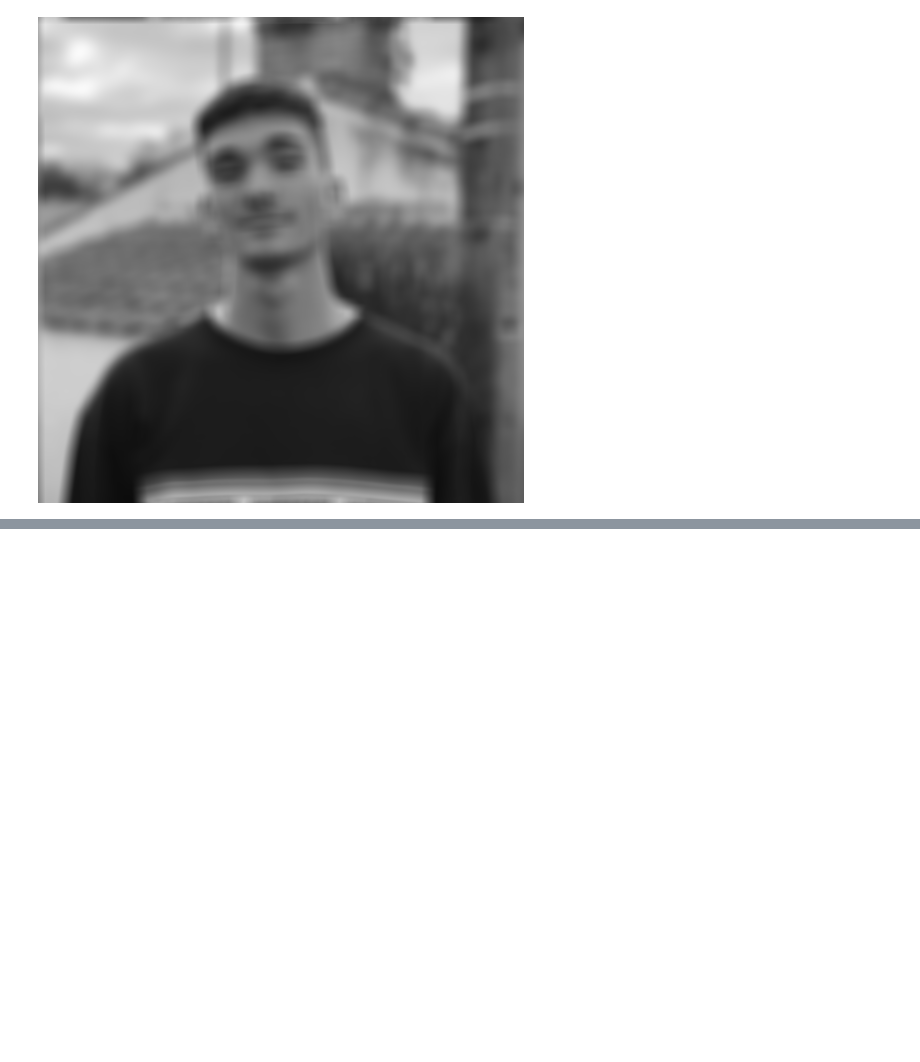
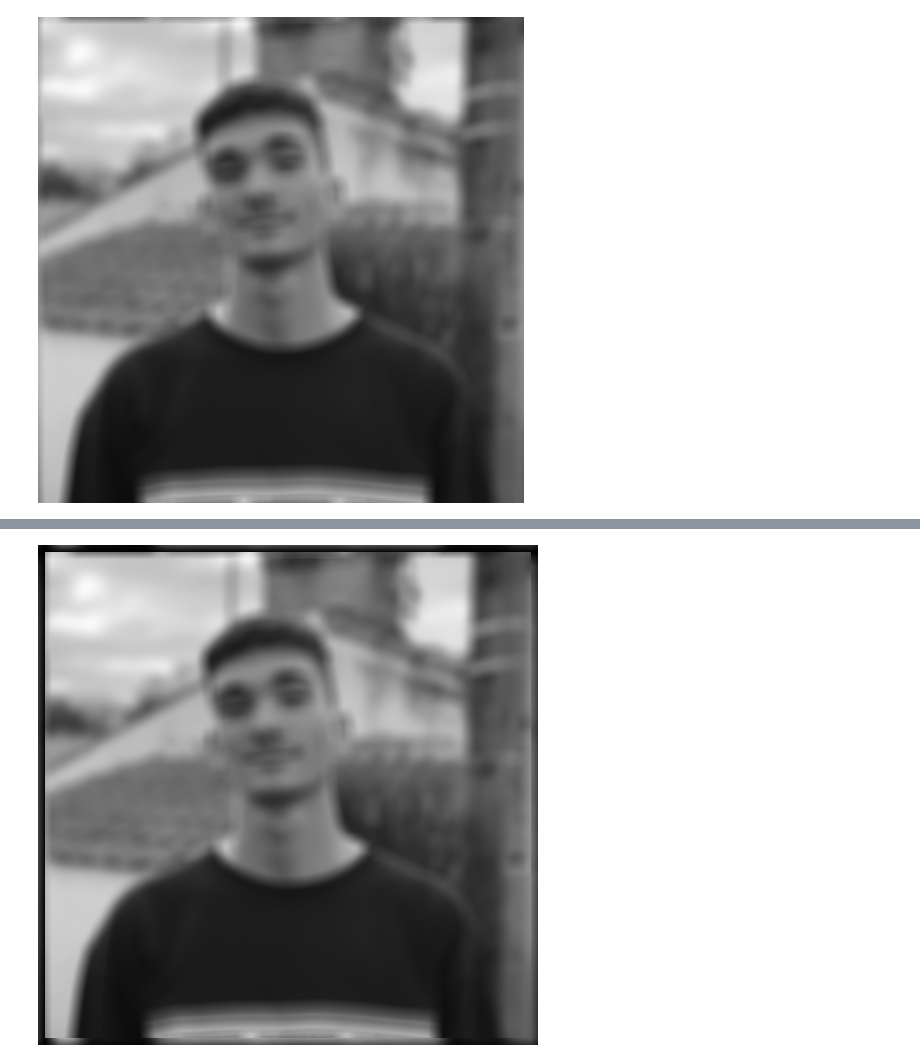
Before and after one commit to VictorCilleros/Image_Restoration_SDI, a Jupyter notebook: src/test.ipynb, the cells around one changed output, grey strips where cells are left out. Saved outputs shown, nothing was run; the diff lists cells and outputs as text; code cells hidden in the pictures; blank space fills up the shorter version.

```diff
--- a/src/test.ipynb
+++ b/src/test.ipynb
@@ -50,0 +63,4 @@ Image.fromarray(np.uint8(X_*255))
+# %%
+Image.fromarray(np.uint8(u0*255))
+# %% [output]
+[figure, added]
```
Also changed, not shown: parts of 13 cells of this notebook, 1 other file.
